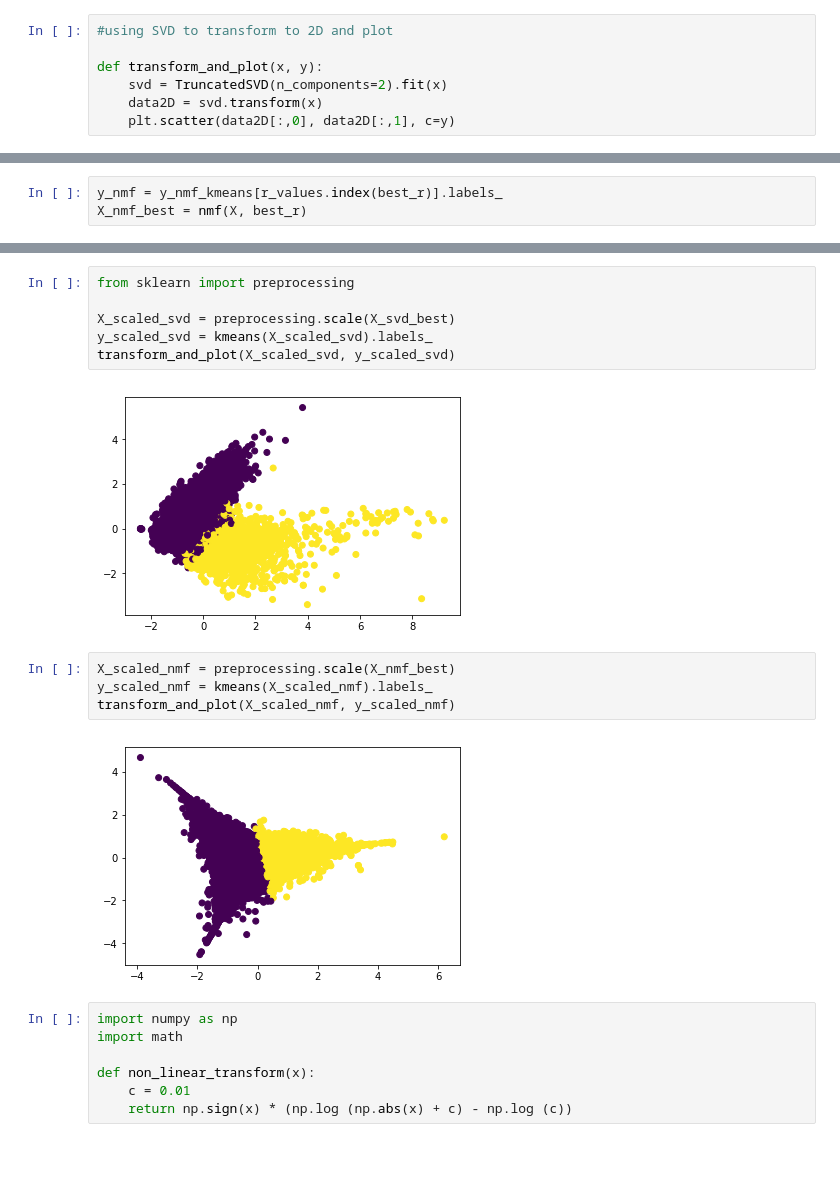
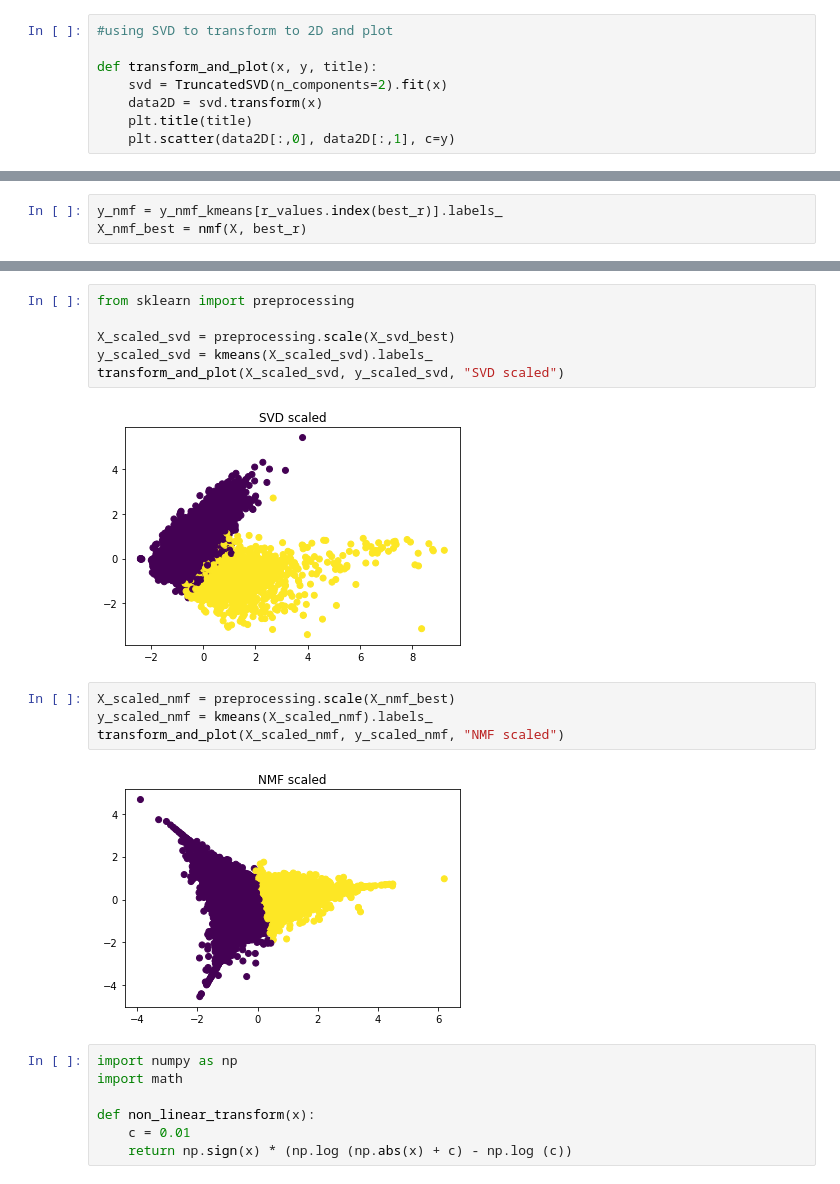
Before and after one commit to kehkashan22/ee219-project2, a Jupyter notebook: Project 2.ipynb, the cells around one changed output, grey strips where cells are left out. Saved outputs shown, nothing was run; the diff lists cells and outputs as text; blank space fills up the shorter version.

```diff
--- a/Project 2.ipynb
+++ b/Project 2.ipynb
@@ -251,9 +261,10 @@ best_r = 3 # for both nmf and svd!
 # %%
 #using SVD to transform to 2D and plot
 
-def transform_and_plot(x, y):
+def transform_and_plot(x, y, title):
     svd = TruncatedSVD(n_components=2).fit(x)
     data2D = svd.transform(x)
+    plt.title(title)
     plt.scatter(data2D[:,0], data2D[:,1], c=y)
 # %%
 y_svd = y_svd_kmeans[r_values.index(best_r)].labels_
@@ -273,17 +293,17 @@ transform_and_plot(X_nmf_best, y_nmf)
 # %%
 from sklearn import preprocessing
 
 X_scaled_svd = preprocessing.scale(X_svd_best)
 y_scaled_svd = kmeans(X_scaled_svd).labels_
-transform_and_plot(X_scaled_svd, y_scaled_svd)
+transform_and_plot(X_scaled_svd, y_scaled_svd, "SVD scaled")
 # %% [output]
-[figure, old version]
+[figure, new version]
 # %%
 X_scaled_nmf = preprocessing.scale(X_nmf_best)
 y_scaled_nmf = kmeans(X_scaled_nmf).labels_
-transform_and_plot(X_scaled_nmf, y_scaled_nmf)
+transform_and_plot(X_scaled_nmf, y_scaled_nmf, "NMF scaled")
 # %% [output]
-[figure, old version]
+[figure, new version]
 # %%
 import numpy as np
 import math
```
Also changed, not shown: parts of 13 cells of this notebook.
